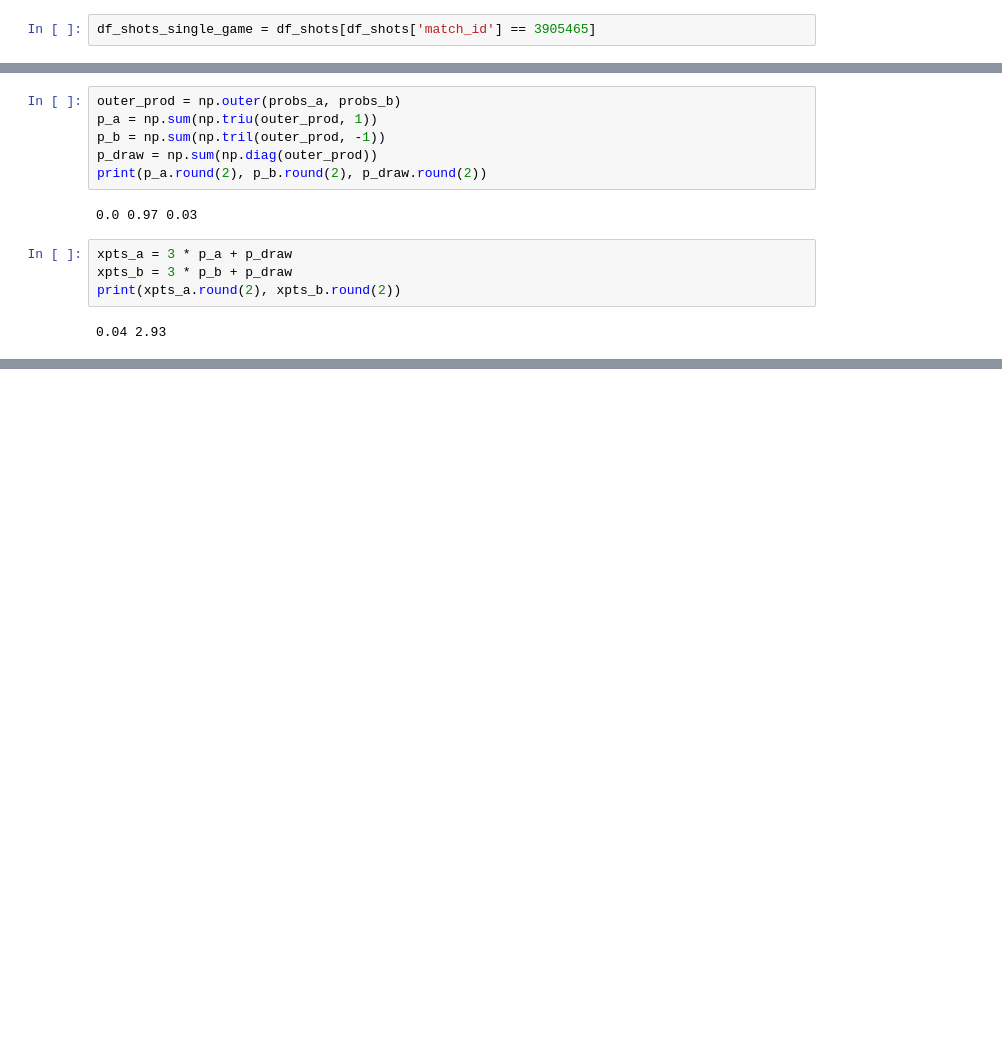
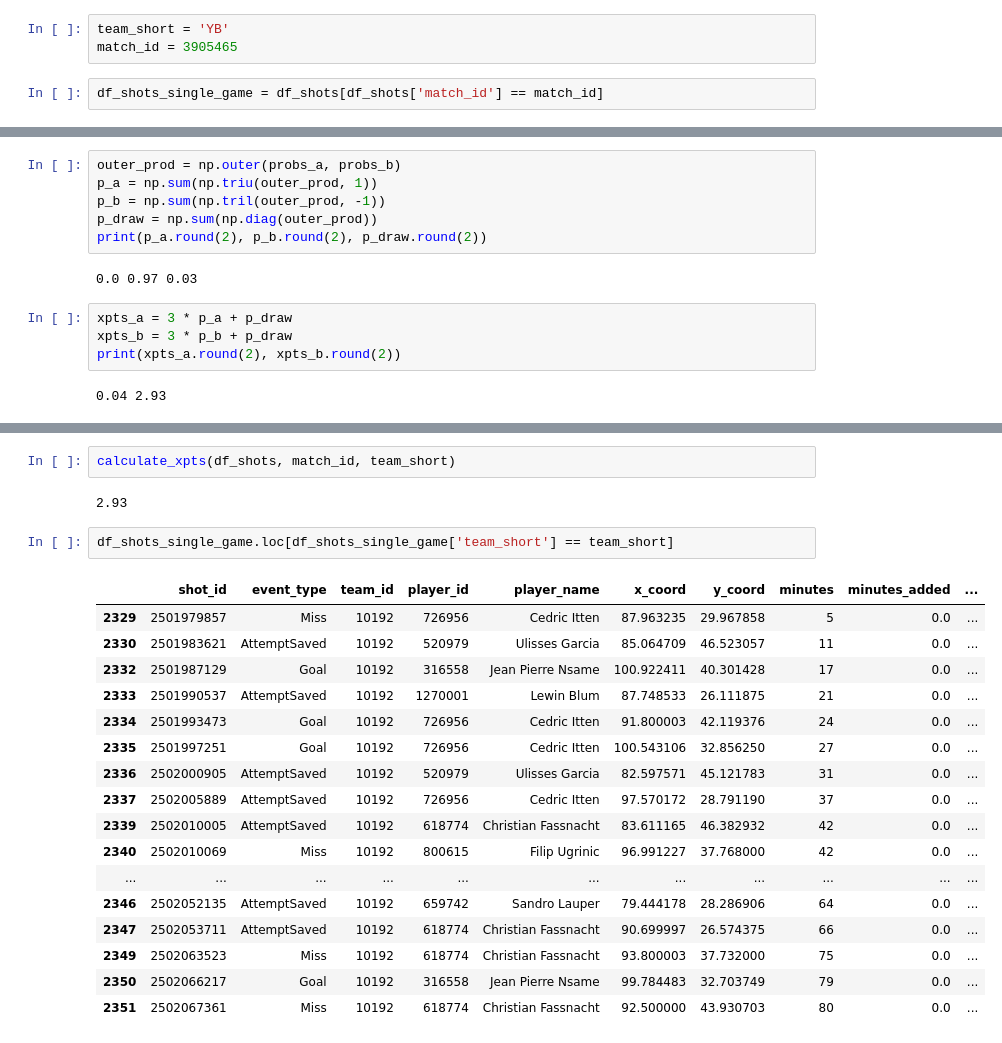
Before and after one commit to TK5-Tim/ds-projects, a Jupyter notebook: rsl/xpts_testing.ipynb, the cells around one changed output, grey strips where cells are left out. Cells and saved outputs as stored; diff of their text form; blank space fills up the shorter version.

```diff
--- a/rsl/xpts_testing.ipynb
+++ b/rsl/xpts_testing.ipynb
@@ -7,5 +7,8 @@ pd.set_option("display.max_columns", None)
 pd.set_option("display.max_rows", None)
 # %%
 df_shots = pd.read_csv('data/super_leagues_shots_2223.csv', index_col=0)
+# %%
+team_short = 'YB'
+match_id = 3905465
 # %%
-df_shots_single_game = df_shots[df_shots['match_id'] == 3905465]
+df_shots_single_game = df_shots[df_shots['match_id'] == match_id]
@@ -45,0 +64,24 @@ print(xpts_a.round(2), xpts_b.round(2))
+# %%
+calculate_xpts(df_shots, match_id, team_short)
+# %% [output]
+2.93
+# %%
+df_shots_single_game.loc[df_shots_single_game['team_short'] == team_short]
+# %% [output]
+|  | shot_id | event_type | team_id | player_id | player_name | x_coord | y_coord | minutes | minutes_added | ... |
+| 2329 | 2501979857 | Miss | 10192 | 726956 | Cedric Itten | 87.963235 | 29.967858 | 5 | 0.0 | ... |
+| 2330 | 2501983621 | AttemptSaved | 10192 | 520979 | Ulisses Garcia | 85.064709 | 46.523057 | 11 | 0.0 | ... |
+| 2332 | 2501987129 | Goal | 10192 | 316558 | Jean Pierre Nsame | 100.922411 | 40.301428 | 17 | 0.0 | ... |
+| 2333 | 2501990537 | AttemptSaved | 10192 | 1270001 | Lewin Blum | 87.748533 | 26.111875 | 21 | 0.0 | ... |
+| 2334 | 2501993473 | Goal | 10192 | 726956 | Cedric Itten | 91.800003 | 42.119376 | 24 | 0.0 | ... |
+| 2335 | 2501997251 | Goal | 10192 | 726956 | Cedric Itten | 100.543106 | 32.856250 | 27 | 0.0 | ... |
+| 2336 | 2502000905 | AttemptSaved | 10192 | 520979 | Ulisses Garcia | 82.597571 | 45.121783 | 31 | 0.0 | ... |
+| 2337 | 2502005889 | AttemptSaved | 10192 | 726956 | Cedric Itten | 97.570172 | 28.791190 | 37 | 0.0 | ... |
+| 2339 | 2502010005 | AttemptSaved | 10192 | 618774 | Christian Fassnacht | 83.611165 | 46.382932 | 42 | 0.0 | ... |
+| 2340 | 2502010069 | Miss | 10192 | 800615 | Filip Ugrinic | 96.991227 | 37.768000 | 42 | 0.0 | ... |
+| ... | ... | ... | ... | ... | ... | ... | ... | ... | ... | ... |
+| 2346 | 2502052135 | AttemptSaved | 10192 | 659742 | Sandro Lauper | 79.444178 | 28.286906 | 64 | 0.0 | ... |
+| 2347 | 2502053711 | AttemptSaved | 10192 | 618774 | Christian Fassnacht | 90.699997 | 26.574375 | 66 | 0.0 | ... |
+| 2349 | 2502063523 | Miss | 10192 | 618774 | Christian Fassnacht | 93.800003 | 37.732000 | 75 | 0.0 | ... |
+| 2350 | 2502066217 | Goal | 10192 | 316558 | Jean Pierre Nsame | 99.784483 | 32.703749 | 79 | 0.0 | ... |
+| 2351 | 2502067361 | Miss | 10192 | 618774 | Christian Fassnacht | 92.500000 | 43.930703 | 80 | 0.0 | ... |
```
Also changed, not shown: parts of 5 cells of this notebook, 4 other files.
